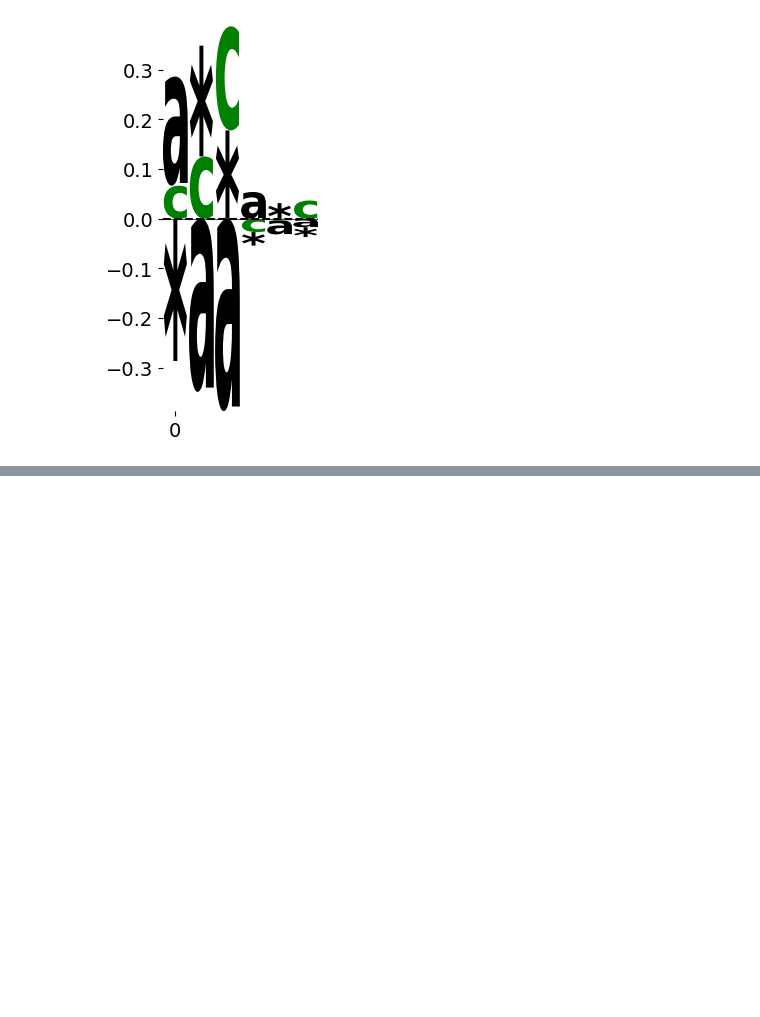
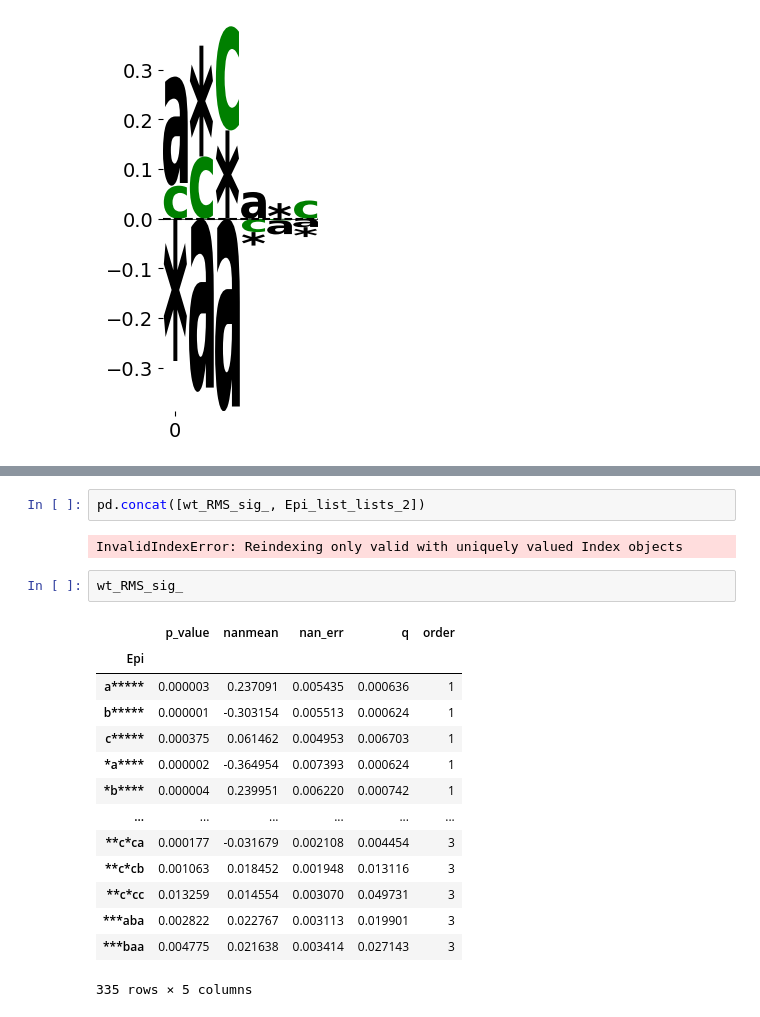
Before and after one commit to Creixell-lab/epystasis, a Jupyter notebook: Epistasis_20250821_PIN136.ipynb, the cells around one changed output, grey strips where cells are left out. Saved outputs shown, nothing was run; the diff lists cells and outputs as text; blank space fills up the shorter version.

```diff
--- a/Epistasis_20250821_PIN136.ipynb
+++ b/Epistasis_20250821_PIN136.ipynb
@@ -1225,3 +1245,24 @@ KeyError: 'y1'
+# %%
+pd.concat([wt_RMS_sig_, Epi_list_lists_2])
+# %% [output]
+InvalidIndexError: Reindexing only valid with uniquely valued Index objects
+# %%
+wt_RMS_sig_
+# %% [output]
+|  | p_value | nanmean | nan_err | q | order |
+| Epi |  |  |  |  |  |
+| a***** | 0.000003 | 0.237091 | 0.005435 | 0.000636 | 1 |
+| b***** | 0.000001 | -0.303154 | 0.005513 | 0.000624 | 1 |
+| c***** | 0.000375 | 0.061462 | 0.004953 | 0.006703 | 1 |
+| *a**** | 0.000002 | -0.364954 | 0.007393 | 0.000624 | 1 |
+| *b**** | 0.000004 | 0.239951 | 0.006220 | 0.000742 | 1 |
+| ... | ... | ... | ... | ... | ... |
+| **c*ca | 0.000177 | -0.031679 | 0.002108 | 0.004454 | 3 |
+| **c*cb | 0.001063 | 0.018452 | 0.001948 | 0.013116 | 3 |
+| **c*cc | 0.013259 | 0.014554 | 0.003070 | 0.049731 | 3 |
+| ***aba | 0.002822 | 0.022767 | 0.003113 | 0.019901 | 3 |
+| ***baa | 0.004775 | 0.021638 | 0.003414 | 0.027143 | 3 |
+335 rows × 5 columns
 # %%
 #@title Visualisaiton of Epistasis results
 # @markdown This is what the calculated epistasis values looks like:
```
Also changed, not shown: parts of 6 cells of this notebook.
